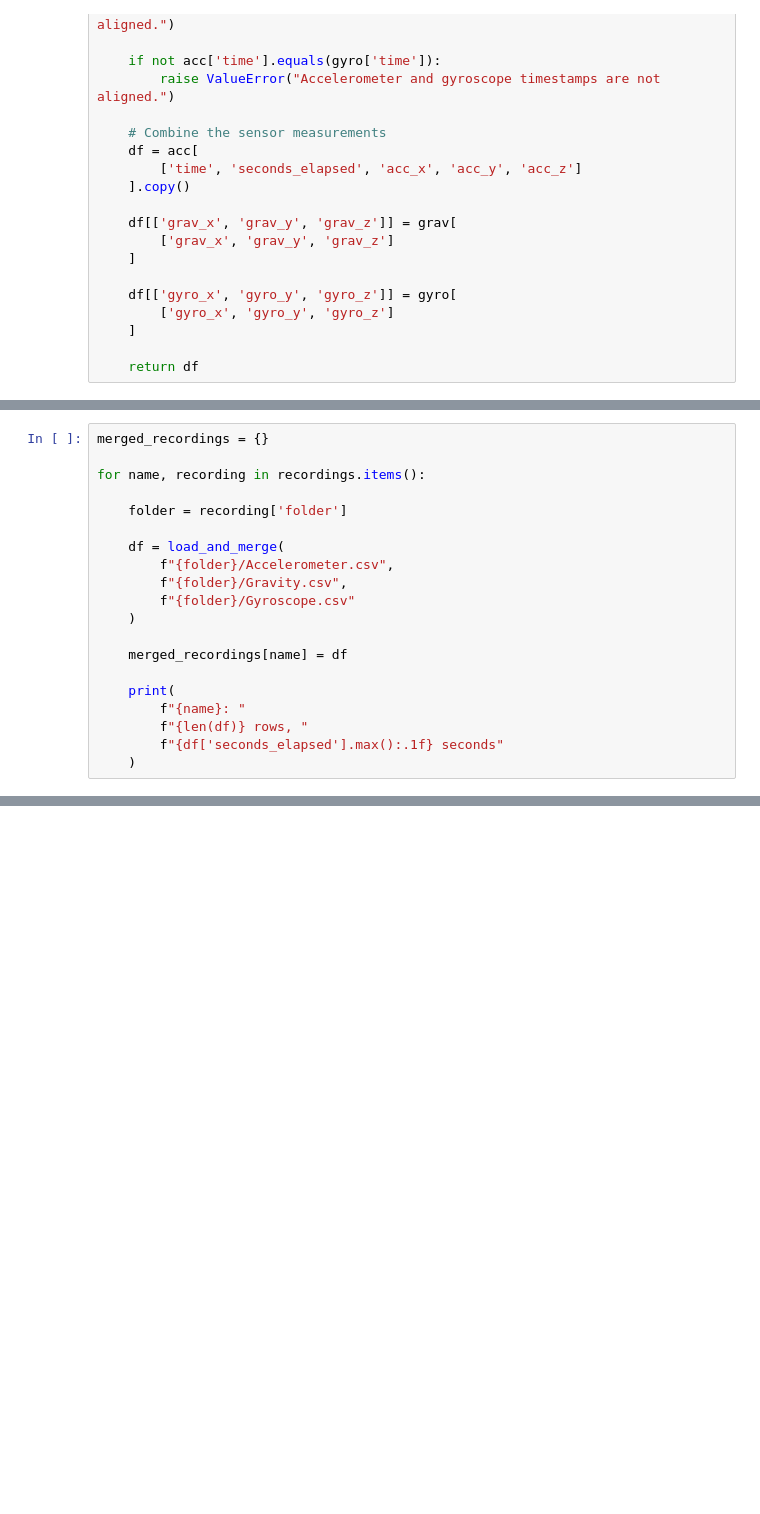
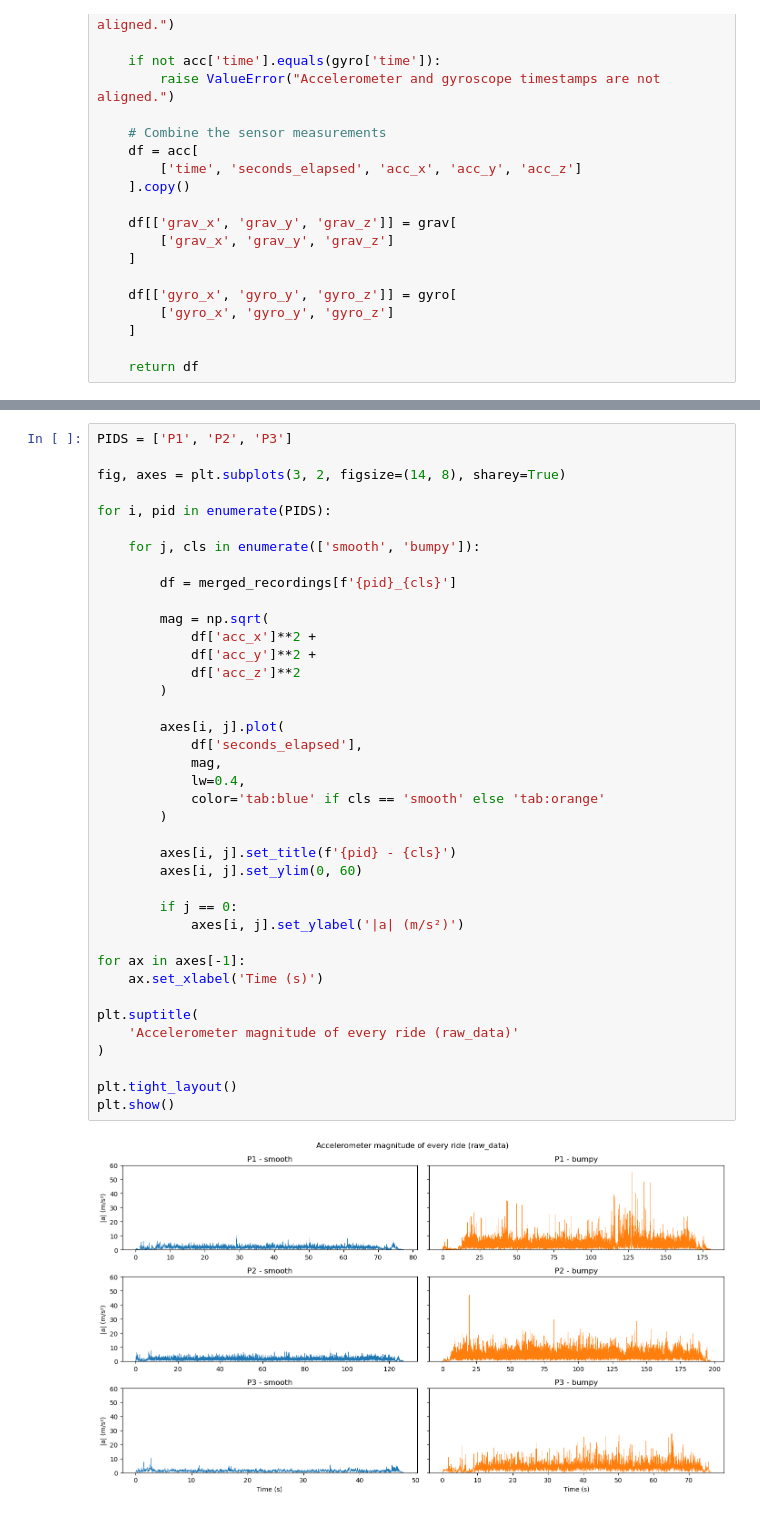
Before and after one commit to HeKaY-boy/bike-lane-quality-assessment, a Jupyter notebook: Main_notebook.ipynb, the cells around one changed output, grey strips where cells are left out. Saved outputs shown, nothing was run; the diff lists cells and outputs as text; blank space fills up the shorter version.

```diff
--- a/Main_notebook.ipynb
+++ b/Main_notebook.ipynb
@@ -141,22 +142,2 @@ recordings = {
     }
 }
-# %%
-merged_recordings = {}
-
-for name, recording in recordings.items():
-
-    folder = recording['folder']
-
-    df = load_and_merge(
-        f"{folder}/Accelerometer.csv",
-        f"{folder}/Gravity.csv",
-        f"{folder}/Gyroscope.csv"
-    )
-
-    merged_recordings[name] = df
-
-    print(
-        f"{name}: "
-        f"{len(df)} rows, "
-        f"{df['seconds_elapsed'].max():.1f} seconds"
-    )
@@ -185,0 +268,41 @@ FileNotFoundError: [Errno 2] No such file or directory: '../data_raw/Smooth/P1/A
+# %%
+PIDS = ['P1', 'P2', 'P3']
+
+fig, axes = plt.subplots(3, 2, figsize=(14, 8), sharey=True)
+
+for i, pid in enumerate(PIDS):
+
+    for j, cls in enumerate(['smooth', 'bumpy']):
+
+        df = merged_recordings[f'{pid}_{cls}']
+
+        mag = np.sqrt(
+            df['acc_x']**2 +
+            df['acc_y']**2 +
+            df['acc_z']**2
+        )
+
+        axes[i, j].plot(
+            df['seconds_elapsed'],
+            mag,
+            lw=0.4,
+            color='tab:blue' if cls == 'smooth' else 'tab:orange'
+        )
+
+        axes[i, j].set_title(f'{pid} - {cls}')
+        axes[i, j].set_ylim(0, 60)
+
+        if j == 0:
+            axes[i, j].set_ylabel('|a| (m/s²)')
+
+for ax in axes[-1]:
+    ax.set_xlabel('Time (s)')
+
+plt.suptitle(
+    'Accelerometer magnitude of every ride (raw_data)'
+)
+
+plt.tight_layout()
+plt.show()
+# %% [output]
+[figure, added]
```
Also changed, not shown: parts of 8 cells of this notebook.
